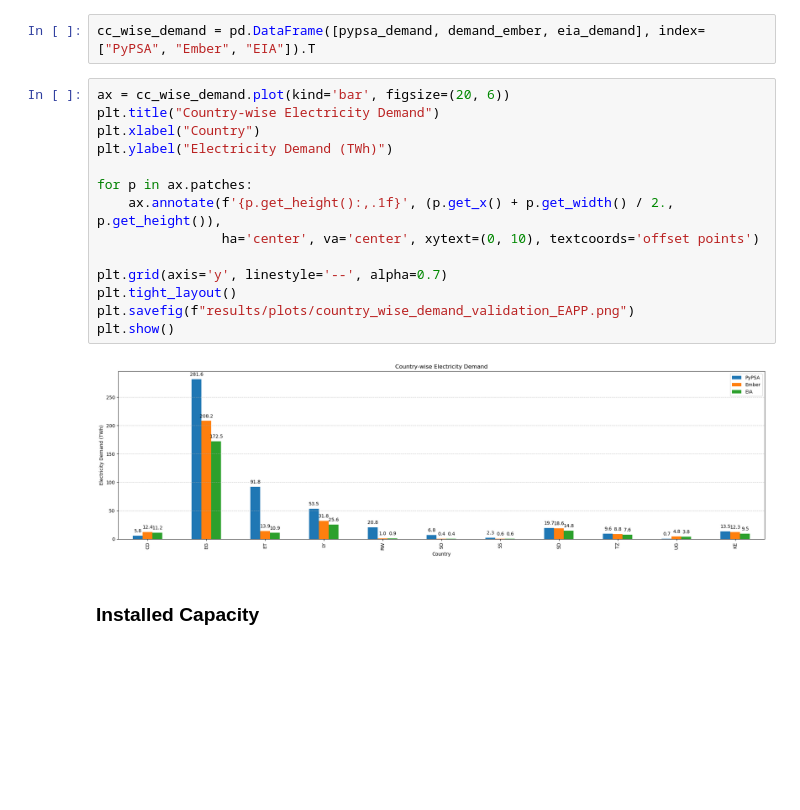
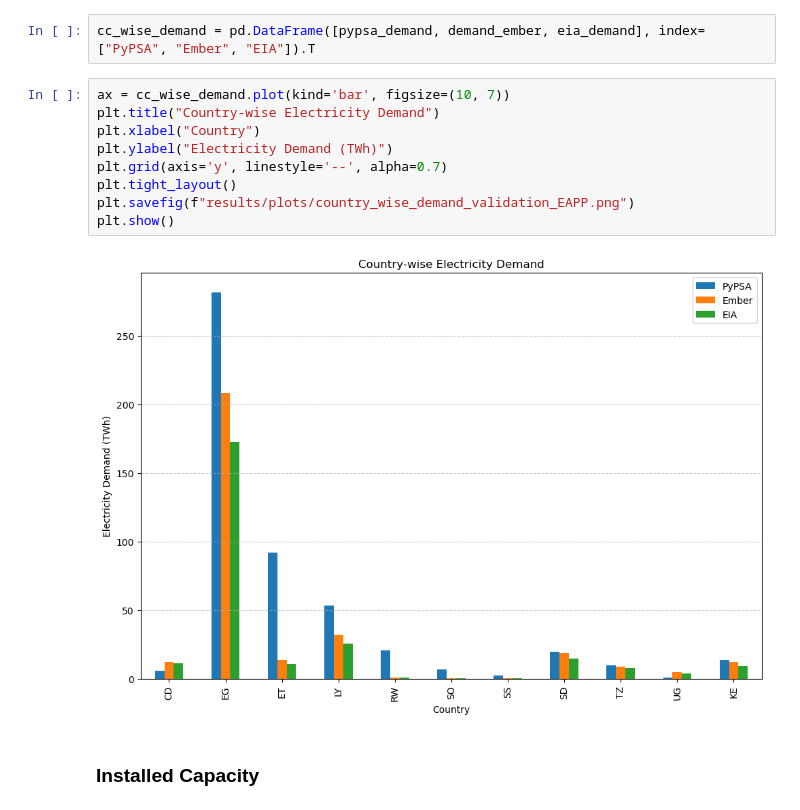
Before and after one commit to GbotemiB/PyPSA-EAPP, a Jupyter notebook: notebooks/data_validation_EAPP.ipynb, the cells around one changed output. Saved outputs shown, nothing was run; the diff lists cells and outputs as text; blank space fills up the shorter version.

```diff
--- a/notebooks/data_validation_EAPP.ipynb
+++ b/notebooks/data_validation_EAPP.ipynb
@@ -124,21 +110,16 @@ plt.show()
 # %%
 cc_wise_demand = pd.DataFrame([pypsa_demand, demand_ember, eia_demand], index=["PyPSA", "Ember", "EIA"]).T
 # %%
-ax = cc_wise_demand.plot(kind='bar', figsize=(20, 6))
+ax = cc_wise_demand.plot(kind='bar', figsize=(10, 7))
 plt.title("Country-wise Electricity Demand")
 plt.xlabel("Country")
 plt.ylabel("Electricity Demand (TWh)")
-
-for p in ax.patches:
-    ax.annotate(f'{p.get_height():,.1f}', (p.get_x() + p.get_width() / 2., p.get_height()),
-                ha='center', va='center', xytext=(0, 10), textcoords='offset points')
-
 plt.grid(axis='y', linestyle='--', alpha=0.7)
 plt.tight_layout()
 plt.savefig(f"results/plots/country_wise_demand_validation_EAPP.png")
 plt.show()
 # %% [output]
-[figure, old version]
+[figure, new version]
 # %% [markdown]
 ### Installed Capacity
 # %%
```
Also changed, not shown: parts of 7 cells of this notebook, 6 other files.
